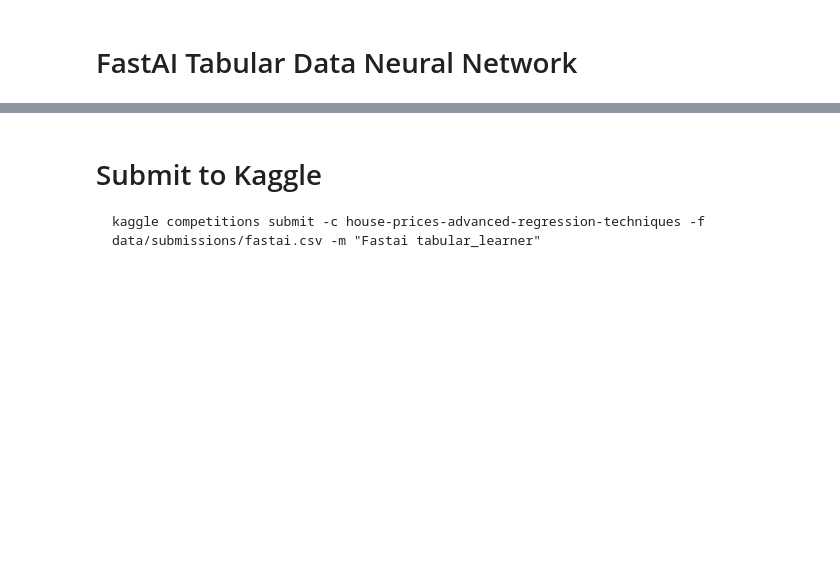
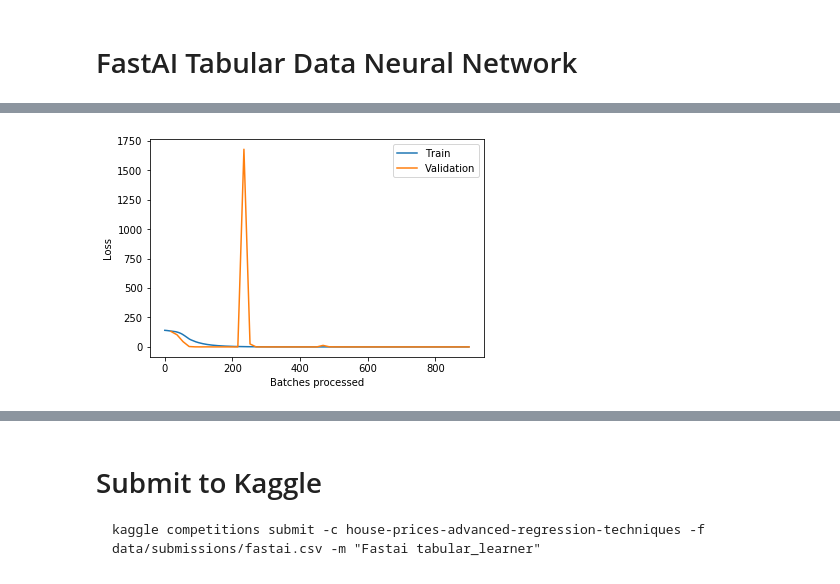
Before and after one commit to JamesMcGuigan/kaggle-house-prices, a Jupyter notebook: 7_fastai.ipynb, the cells around one changed output, grey strips where cells are left out. Drawn from its saved outputs; the diff is of its cells as text; code cells hidden in the pictures; blank space fills up the shorter version.

```diff
--- a/7_fastai.ipynb
+++ b/7_fastai.ipynb
@@ -152,0 +182,4 @@ learn.fit_one_cycle(20, 1e-01)
+# %%
+learn.recorder.plot_losses()
+# %% [output]
+[figure, added]
```
Also changed, not shown: parts of 19 cells of this notebook, 2 other files.
